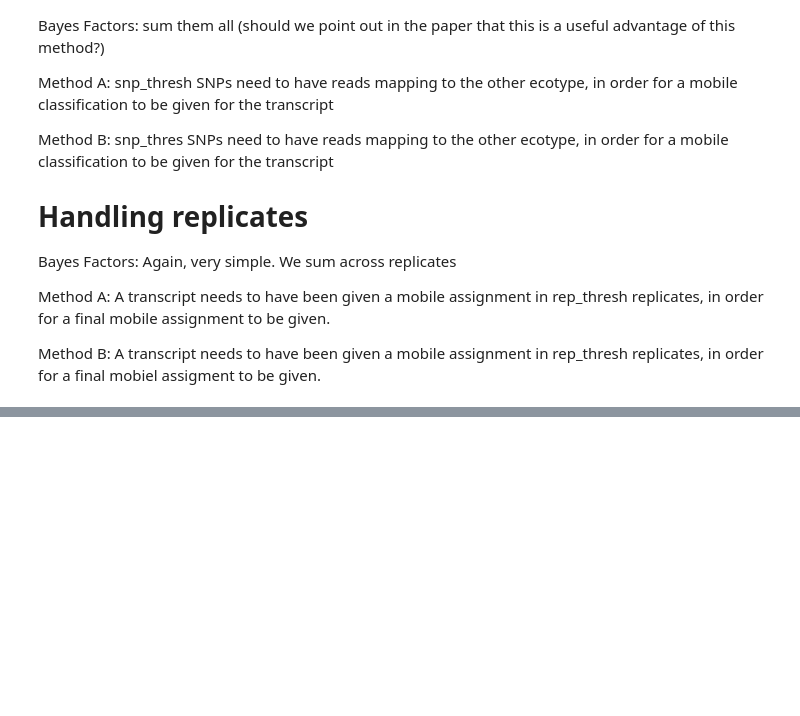
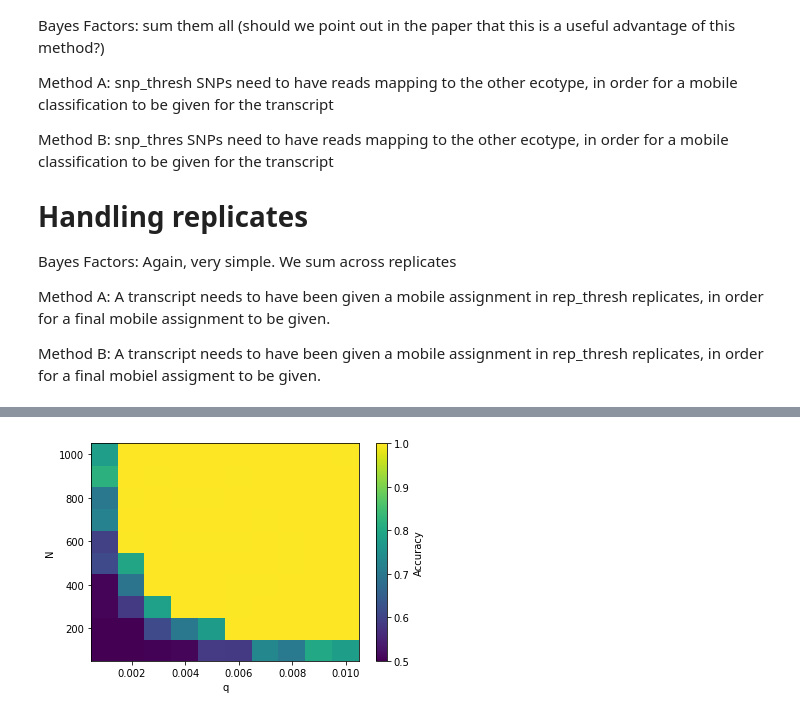
Before and after one commit to mtomtom/baymobil, a Jupyter notebook: create_figures.ipynb, the cells around one changed output, grey strips where cells are left out. Saved outputs shown, nothing was run; the diff lists cells and outputs as text; code cells hidden in the pictures; blank space fills up the shorter version.

```diff
--- a/create_figures.ipynb
+++ b/create_figures.ipynb
@@ -119,0 +186,37 @@ print(results)
+# %%
+import matplotlib.pyplot as plt
+import numpy as np
+
+
+final_results["accuracy"] = (final_results["TP"] + final_results["TN"]) / (final_results["TP"] + final_results["TN"] + final_results["FP"] + final_results["FN"])
+
+#print(final_results)
+
+x = final_results["q"].to_numpy()
+y = final_results["N"].to_numpy()
+z = final_results["accuracy"].to_numpy()
+
+
+## Need to get length of axes
+## Need to have same number of values for each parameter or this will fail!
+qs = len(set(df["q"].to_list()))
+Ns = len(set(df["N"].to_list()))
+
+x = np.reshape(x, [qs, Ns])
+y = np.reshape(y, [qs, Ns])
+z = np.reshape(z, [qs, Ns])
+
+plt.pcolor(x,y,z,shading='auto')
+plt.colorbar(label="Accuracy")
+plt.xlabel("q")
+plt.ylabel("N")
+#plt.savefig(path_to_output + "N_vs_q_bayes_accuracy.png",dpi=300)
+plt.show()
+
+
+## pie chart plot???
+
+## Snps with errors need to be removed from all replicates????
+## Difference between SNP filtering and single instance filtering???
+# %% [output]
+[figure, added]
```
Also changed, not shown: parts of 20 cells of this notebook, 37 other files.
